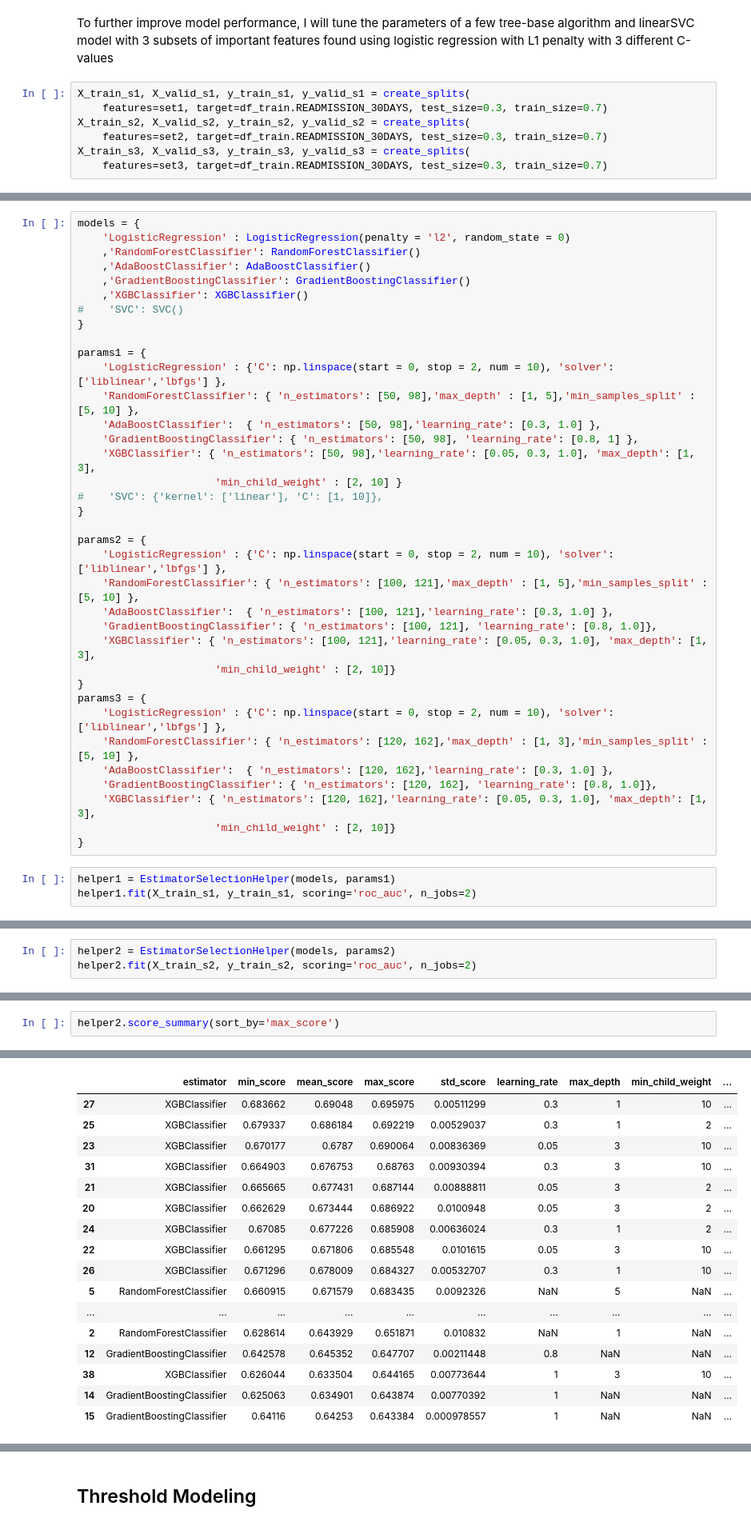
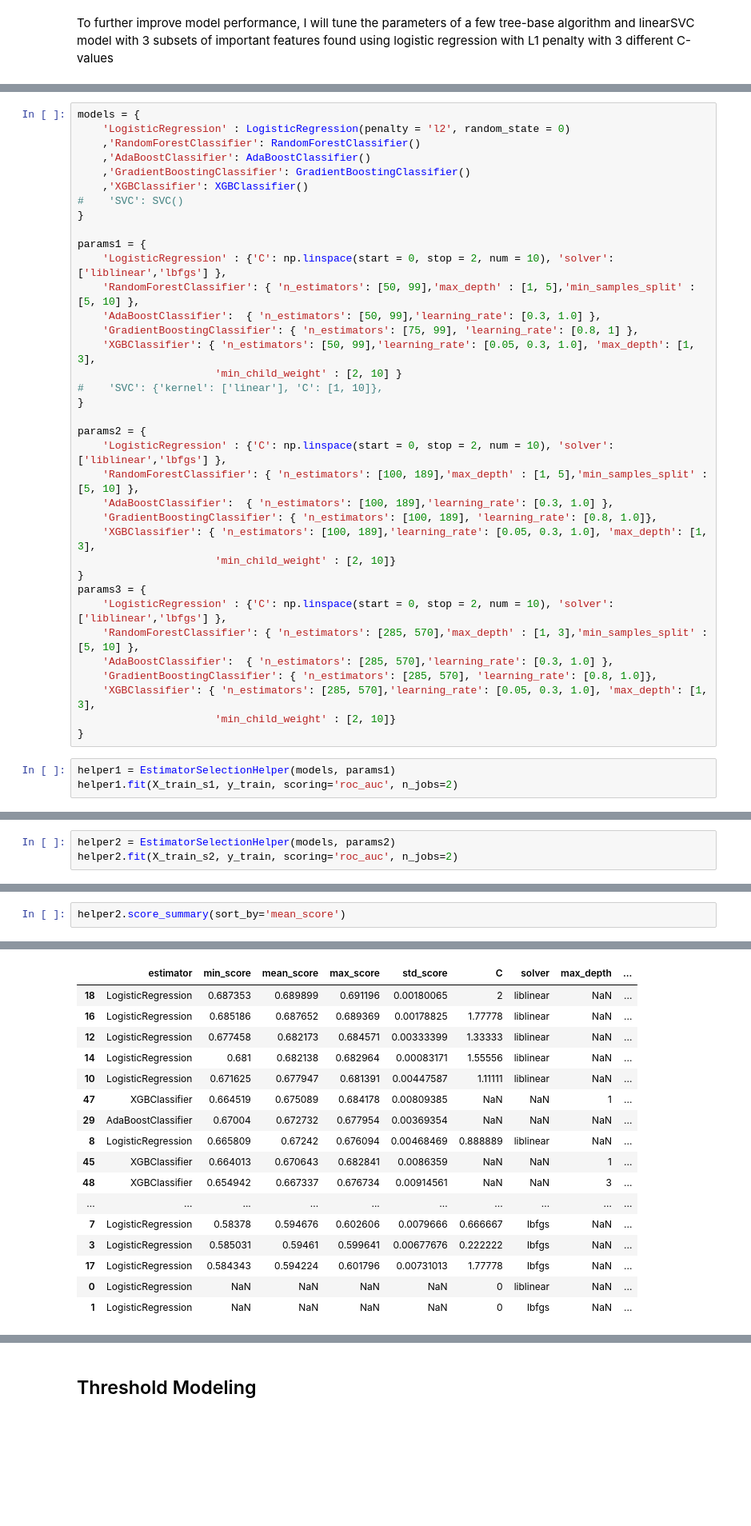
Before and after one commit to salina-ds/Capstone1_Readmission_Rate_Predictor, a Jupyter notebook: notebooks/4_Machine Learning Overall.ipynb, the cells around one changed output, grey strips where cells are left out. Shown at 80% size. Cells and saved outputs as stored; diff of their text form; blank space fills up the shorter version.

```diff
--- a/notebooks/4_Machine Learning Overall.ipynb
+++ b/notebooks/4_Machine Learning Overall.ipynb
@@ -230,10 +193,3 @@ Index(['DISCHARGE_LOCATION', 'INSURANCE', 'MARITAL_STATUS', 'ETHNICITY_GRP',
 ## Find best parameters for several classifiers with 3 subset of features
 # %% [markdown]
 To further improve model performance, I will tune the parameters of a few tree-base algorithm and linearSVC model with 3 subsets of important features found using logistic regression with L1 penalty with 3 different C-values
-# %%
-X_train_s1, X_valid_s1, y_train_s1, y_valid_s1 = create_splits(
-    features=set1, target=df_train.READMISSION_30DAYS, test_size=0.3, train_size=0.7)
-X_train_s2, X_valid_s2, y_train_s2, y_valid_s2 = create_splits(
-    features=set2, target=df_train.READMISSION_30DAYS, test_size=0.3, train_size=0.7)
-X_train_s3, X_valid_s3, y_train_s3, y_valid_s3 = create_splits(
-    features=set3, target=df_train.READMISSION_30DAYS, test_size=0.3, train_size=0.7)
@@ -253,33 +213,33 @@ models = {
 
 params1 = {
     'LogisticRegression' : {'C': np.linspace(start = 0, stop = 2, num = 10), 'solver': ['liblinear','lbfgs'] },
-    'RandomForestClassifier': { 'n_estimators': [50, 98],'max_depth' : [1, 5],'min_samples_split' : [5, 10] },
-    'AdaBoostClassifier':  { 'n_estimators': [50, 98],'learning_rate': [0.3, 1.0] },
-    'GradientBoostingClassifier': { 'n_estimators': [50, 98], 'learning_rate': [0.8, 1] },
-    'XGBClassifier': { 'n_estimators': [50, 98],'learning_rate': [0.05, 0.3, 1.0], 'max_depth': [1, 3],
+    'RandomForestClassifier': { 'n_estimators': [50, 99],'max_depth' : [1, 5],'min_samples_split' : [5, 10] },
+    'AdaBoostClassifier':  { 'n_estimators': [50, 99],'learning_rate': [0.3, 1.0] },
+    'GradientBoostingClassifier': { 'n_estimators': [75, 99], 'learning_rate': [0.8, 1] },
+    'XGBClassifier': { 'n_estimators': [50, 99],'learning_rate': [0.05, 0.3, 1.0], 'max_depth': [1, 3],
                       'min_child_weight' : [2, 10] }
 #    'SVC': {'kernel': ['linear'], 'C': [1, 10]},
 }
 
 params2 = {
     'LogisticRegression' : {'C': np.linspace(start = 0, stop = 2, num = 10), 'solver': ['liblinear','lbfgs'] },
-    'RandomForestClassifier': { 'n_estimators': [100, 121],'max_depth' : [1, 5],'min_samples_split' : [5, 10] },
-    'AdaBoostClassifier':  { 'n_estimators': [100, 121],'learning_rate': [0.3, 1.0] },
-    'GradientBoostingClassifier': { 'n_estimators': [100, 121], 'learning_rate': [0.8, 1.0]},
-    'XGBClassifier': { 'n_estimators': [100, 121],'learning_rate': [0.05, 0.3, 1.0], 'max_depth': [1, 3],
+    'RandomForestClassifier': { 'n_estimators': [100, 189],'max_depth' : [1, 5],'min_samples_split' : [5, 10] },
+    'AdaBoostClassifier':  { 'n_estimators': [100, 189],'learning_rate': [0.3, 1.0] },
+    'GradientBoostingClassifier': { 'n_estimators': [100, 189], 'learning_rate': [0.8, 1.0]},
+    'XGBClassifier': { 'n_estimators': [100, 189],'learning_rate': [0.05, 0.3, 1.0], 'max_depth': [1, 3],
                       'min_child_weight' : [2, 10]}
 }
 params3 = {
     'LogisticRegression' : {'C': np.linspace(start = 0, stop = 2, num = 10), 'solver': ['liblinear','lbfgs'] },
-    'RandomForestClassifier': { 'n_estimators': [120, 162],'max_depth' : [1, 3],'min_samples_split' : [5, 10] },
-    'AdaBoostClassifier':  { 'n_estimators': [120, 162],'learning_rate': [0.3, 1.0] },
-    'GradientBoostingClassifier': { 'n_estimators': [120, 162], 'learning_rate': [0.8, 1.0]},
-    'XGBClassifier': { 'n_estimators': [120, 162],'learning_rate': [0.05, 0.3, 1.0], 'max_depth': [1, 3],
+    'RandomForestClassifier': { 'n_estimators': [285, 570],'max_depth' : [1, 3],'min_samples_split' : [5, 10] },
+    'AdaBoostClassifier':  { 'n_estimators': [285, 570],'learning_rate': [0.3, 1.0] },
+    'GradientBoostingClassifier': { 'n_estimators': [285, 570], 'learning_rate': [0.8, 1.0]},
+    'XGBClassifier': { 'n_estimators': [285, 570],'learning_rate': [0.05, 0.3, 1.0], 'max_depth': [1, 3],
                       'min_child_weight' : [2, 10]}
 }
 # %%
 helper1 = EstimatorSelectionHelper(models, params1)
-helper1.fit(X_train_s1, y_train_s1, scoring='roc_auc', n_jobs=2)
+helper1.fit(X_train_s1, y_train, scoring='roc_auc', n_jobs=2)
 # %% [output]
 Running GridSearchCV for LogisticRegression.
 Fitting 3 folds for each of 20 candidates, totalling 60 fits
@@ -331,4 +291,4 @@ XGBClassifier
 # %%
 helper2 = EstimatorSelectionHelper(models, params2)
-helper2.fit(X_train_s2, y_train_s2, scoring='roc_auc', n_jobs=2)
+helper2.fit(X_train_s2, y_train, scoring='roc_auc', n_jobs=2)
 # %% [output]
@@ -352,3 +317,3 @@ Fitting 3 folds for each of 24 candidates, totalling 72 fits
 # %%
-helper2.score_summary(sort_by='max_score')
+helper2.score_summary(sort_by='mean_score')
 # %% [output]
@@ -355,23 +321,23 @@ helper2.score_summary(sort_by='max_score')
 RandomForestClassifier
 AdaBoostClassifier
 GradientBoostingClassifier
 XGBClassifier
-|  | estimator | min_score | mean_score | max_score | std_score | learning_rate | max_depth | min_child_weight | ... |
-| 27 | XGBClassifier | 0.683662 | 0.69048 | 0.695975 | 0.00511299 | 0.3 | 1 | 10 | ... |
-| 25 | XGBClassifier | 0.679337 | 0.686184 | 0.692219 | 0.00529037 | 0.3 | 1 | 2 | ... |
-| 23 | XGBClassifier | 0.670177 | 0.6787 | 0.690064 | 0.00836369 | 0.05 | 3 | 10 | ... |
-| 31 | XGBClassifier | 0.664903 | 0.676753 | 0.68763 | 0.00930394 | 0.3 | 3 | 10 | ... |
-| 21 | XGBClassifier | 0.665665 | 0.677431 | 0.687144 | 0.00888811 | 0.05 | 3 | 2 | ... |
-| 20 | XGBClassifier | 0.662629 | 0.673444 | 0.686922 | 0.0100948 | 0.05 | 3 | 2 | ... |
-| 24 | XGBClassifier | 0.67085 | 0.677226 | 0.685908 | 0.00636024 | 0.3 | 1 | 2 | ... |
-| 22 | XGBClassifier | 0.661295 | 0.671806 | 0.685548 | 0.0101615 | 0.05 | 3 | 10 | ... |
-| 26 | XGBClassifier | 0.671296 | 0.678009 | 0.684327 | 0.00532707 | 0.3 | 1 | 10 | ... |
-| 5 | RandomForestClassifier | 0.660915 | 0.671579 | 0.683435 | 0.0092326 | NaN | 5 | NaN | ... |
+|  | estimator | min_score | mean_score | max_score | std_score | C | solver | max_depth | ... |
+| 18 | LogisticRegression | 0.687353 | 0.689899 | 0.691196 | 0.00180065 | 2 | liblinear | NaN | ... |
+| 16 | LogisticRegression | 0.685186 | 0.687652 | 0.689369 | 0.00178825 | 1.77778 | liblinear | NaN | ... |
+| 12 | LogisticRegression | 0.677458 | 0.682173 | 0.684571 | 0.00333399 | 1.33333 | liblinear | NaN | ... |
+| 14 | LogisticRegression | 0.681 | 0.682138 | 0.682964 | 0.00083171 | 1.55556 | liblinear | NaN | ... |
+| 10 | LogisticRegression | 0.671625 | 0.677947 | 0.681391 | 0.00447587 | 1.11111 | liblinear | NaN | ... |
+| 47 | XGBClassifier | 0.664519 | 0.675089 | 0.684178 | 0.00809385 | NaN | NaN | 1 | ... |
+| 29 | AdaBoostClassifier | 0.67004 | 0.672732 | 0.677954 | 0.00369354 | NaN | NaN | NaN | ... |
+| 8 | LogisticRegression | 0.665809 | 0.67242 | 0.676094 | 0.00468469 | 0.888889 | liblinear | NaN | ... |
+| 45 | XGBClassifier | 0.664013 | 0.670643 | 0.682841 | 0.0086359 | NaN | NaN | 1 | ... |
+| 48 | XGBClassifier | 0.654942 | 0.667337 | 0.676734 | 0.00914561 | NaN | NaN | 3 | ... |
 | ... | ... | ... | ... | ... | ... | ... | ... | ... | ... |
-| 2 | RandomForestClassifier | 0.628614 | 0.643929 | 0.651871 | 0.010832 | NaN | 1 | NaN | ... |
-| 12 | GradientBoostingClassifier | 0.642578 | 0.645352 | 0.647707 | 0.00211448 | 0.8 | NaN | NaN | ... |
-| 38 | XGBClassifier | 0.626044 | 0.633504 | 0.644165 | 0.00773644 | 1 | 3 | 10 | ... |
-| 14 | GradientBoostingClassifier | 0.625063 | 0.634901 | 0.643874 | 0.00770392 | 1 | NaN | NaN | ... |
-| 15 | GradientBoostingClassifier | 0.64116 | 0.64253 | 0.643384 | 0.000978557 | 1 | NaN | NaN | ... |
+| 7 | LogisticRegression | 0.58378 | 0.594676 | 0.602606 | 0.0079666 | 0.666667 | lbfgs | NaN | ... |
+| 3 | LogisticRegression | 0.585031 | 0.59461 | 0.599641 | 0.00677676 | 0.222222 | lbfgs | NaN | ... |
+| 17 | LogisticRegression | 0.584343 | 0.594224 | 0.601796 | 0.00731013 | 1.77778 | lbfgs | NaN | ... |
+| 0 | LogisticRegression | NaN | NaN | NaN | NaN | 0 | liblinear | NaN | ... |
+| 1 | LogisticRegression | NaN | NaN | NaN | NaN | 0 | lbfgs | NaN | ... |
 # %%
 helper3 = EstimatorSelectionHelper(models, params3)
```
Also changed, not shown: parts of 41 cells of this notebook, 7 other files.
